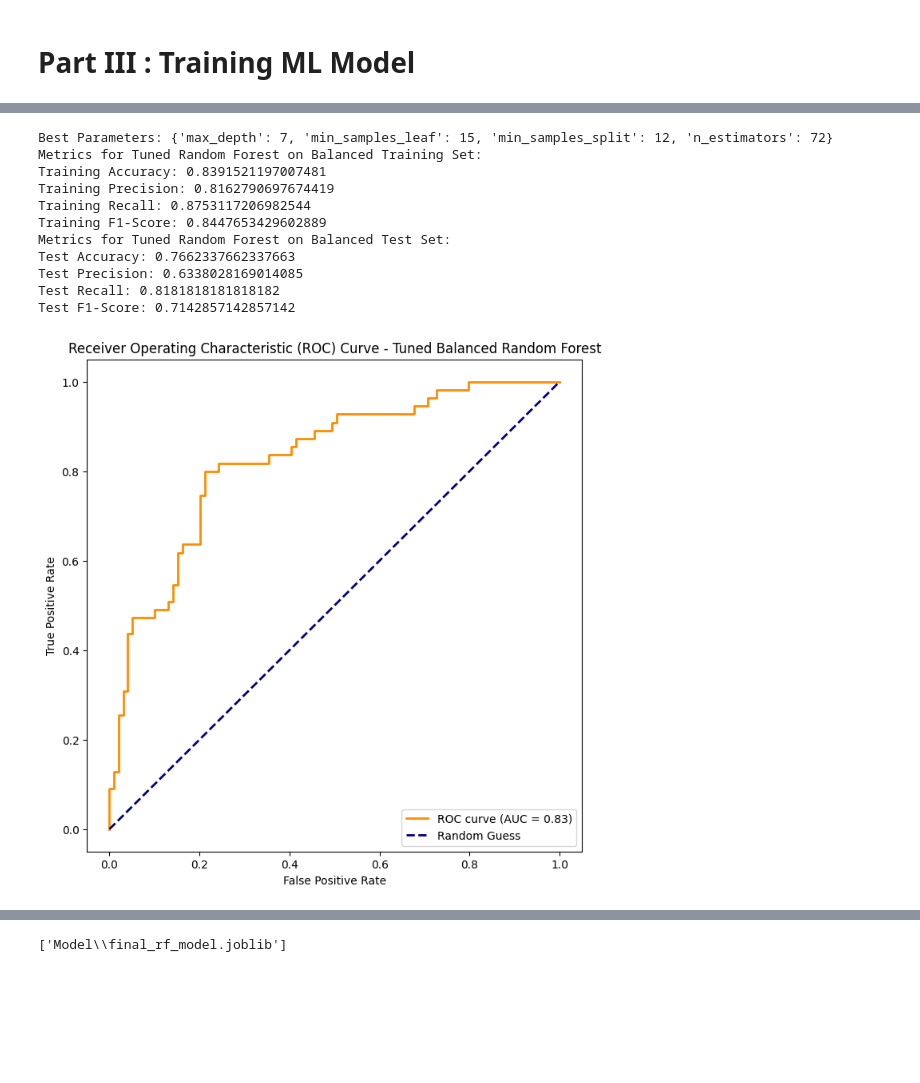
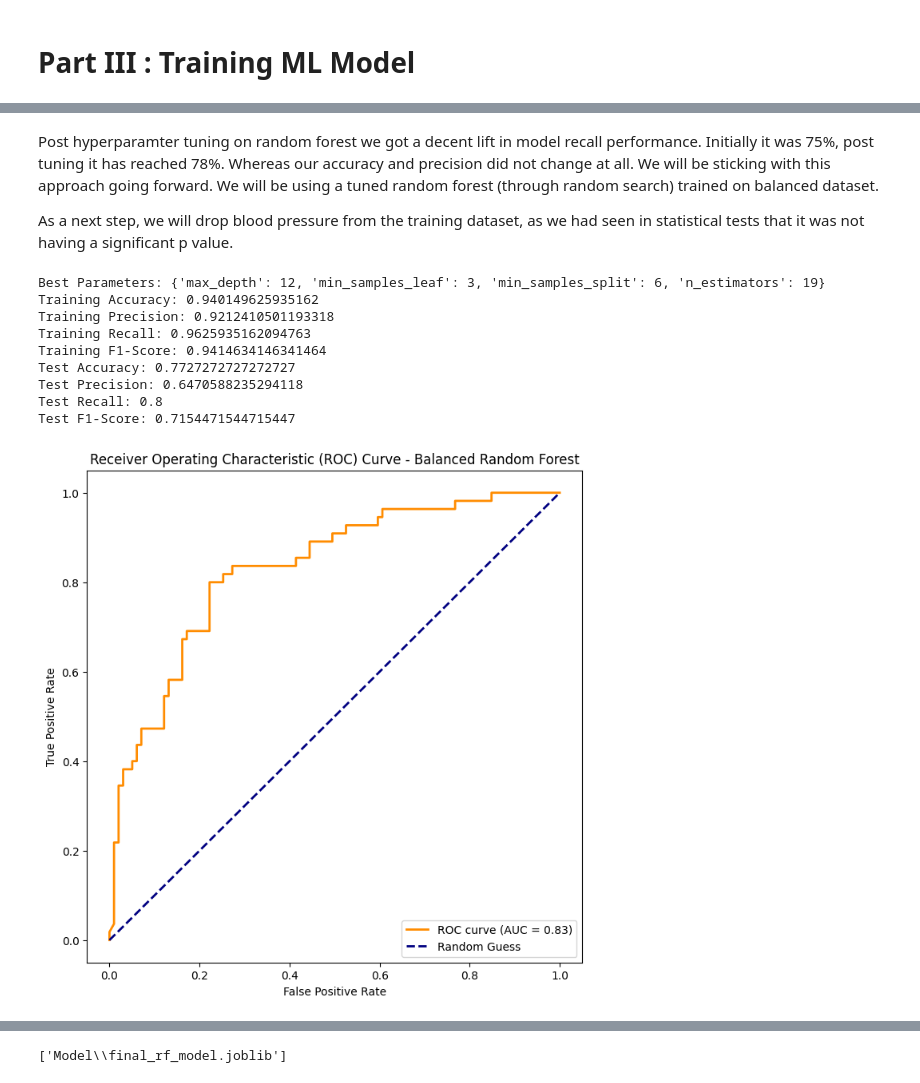
Before and after one commit to Akshaykhanna111/Predicting-Diabetes-using-Machine-Learning, a Jupyter notebook: Notebooks/Project Code.ipynb, the cells around one changed output, grey strips where cells are left out. Saved outputs shown, nothing was run; the diff lists cells and outputs as text; code cells hidden in the pictures; blank space fills up the shorter version.

Commit message:
Updated the Project post feedback incorporation

```diff
--- a/Notebooks/Project Code.ipynb
+++ b/Notebooks/Project Code.ipynb
@@ -814 +744,5 @@ Test F1-Score: 0.6666666666666666
+# %% [markdown]
+Post hyperparamter tuning on random forest we got a decent lift in model recall performance. Initially it was 75%, post tuning it has reached 78%. Whereas our accuracy and precision did not change at all. We will be sticking with this approach going forward. We will be using a tuned random forest (through random search) trained on balanced dataset.
+
+As a next step, we will drop blood pressure from the training dataset, as we had seen in statistical tests that it was not having a significant p value.
 # %%
@@ -822,11 +753,12 @@ X_test.drop(columns = 'BloodPressure', inplace = True)
 # %%
 # Define the parameter grid
 param_dist = {
-    'n_estimators': randint(1, 100),
+    'n_estimators': randint(1, 20),
     'max_depth': randint(1, 20),
     'min_samples_split': randint(2, 20),
     'min_samples_leaf': randint(1, 20),
 }
+
 
 # Create a RandomForestClassifier
 rf_balance = RandomForestClassifier(random_state=42) # Class weight balanced is not required since we are using balanced set
@@ -836,79 +768,43 @@ random_search = RandomizedSearchCV(
     rf_balance,
     param_distributions=param_dist,
     n_iter=10,  # Adjust the number of iterations as needed
     cv=5,  # Adjust the number of cross-validation folds as needed
     scoring='roc_auc',  # Use 'roc_auc' for binary classification
     random_state=42
 )
 
 # Perform the search on the balanced dataset
 random_search.fit(X_train_balanced, y_train_balanced)
 
 # Get the best parameters
 best_params = random_search.best_params_
 
 # Print the best parameters
 print("Best Parameters:", best_params)
 
 # Use the best parameters to create the tuned model
 tuned_rf_balance = RandomForestClassifier(**best_params, random_state=42)
 
 # Fit the tuned model on the balanced dataset
 tuned_rf_balance.fit(X_train_balanced, y_train_balanced)
 
 # Predictions on the Training Set
 y_pred_train_rf_balance_tuned = tuned_rf_balance.predict(X_train_balanced)
 
-# Print Metrics on Training Data for the Tuned Model
-print("Metrics for Tuned Random Forest on Balanced Training Set:")
-print("Training Accuracy:", accuracy_score(y_train_balanced, y_pred_train_rf_balance_tuned))
-print("Training Precision:", precision_score(y_train_balanced, y_pred_train_rf_balance_tuned))
-print("Training Recall:", recall_score(y_train_balanced, y_pred_train_rf_balance_tuned))
-print("Training F1-Score:", f1_score(y_train_balanced, y_pred_train_rf_balance_tuned))
-
-
 # Predictions on the Test Set
 y_pred_rf_balance_tuned = tuned_rf_balance.predict(X_test)
 
-# Print Metrics on Test Data for the Tuned Model
-print("Metrics for Tuned Random Forest on Balanced Test Set:")
-print("Test Accuracy:", accuracy_score(y_test, y_pred_rf_balance_tuned))
-print("Test Precision:", precision_score(y_test, y_pred_rf_balance_tuned))
-print("Test Recall:", recall_score(y_test, y_pred_rf_balance_tuned))
-print("Test F1-Score:", f1_score(y_test, y_pred_rf_balance_tuned))
-
-# Plot the ROC curves for the Tuned Model
-
-# Predict probabilities for the positive class (class 1)
-y_prob_balance_tuned = tuned_rf_balance.predict_proba(X_test)[:, 1]
-
-# Compute ROC curve and AUC for the Tuned Model
-fpr_balance_tuned, tpr_balance_tuned, thresholds_balance_tuned = roc_curve(y_test, y_prob_balance_tuned)
-roc_auc_balance_tuned = auc(fpr_balance_tuned, tpr_balance_tuned)
-
-# Plot ROC curve for the Tuned Model
-plt.figure(figsize=(8, 8))
-plt.plot(fpr_balance_tuned, tpr_balance_tuned, color='darkorange', lw=2, label=f'ROC curve (AUC = {roc_auc_balance_tuned:.2f})')
-plt.plot([0, 1], [0, 1], color='navy', lw=2, linestyle='--', label='Random Guess')
-
-# Set labels and title
-plt.xlabel('False Positive Rate')
-plt.ylabel('True Positive Rate')
-plt.title('Receiver Operating Characteristic (ROC) Curve - Tuned Balanced Random Forest')
-plt.legend(loc='lower right')
-
-# Show the plot
-plt.show()
+# Print the evaluation metrics and the ROC curve
+evaluation_metrics(y_train_balanced, y_test, X_train_balanced, X_test, tuned_rf_balance,
+                   y_pred_train_rf_balance_tuned, y_pred_rf_balance_tuned)
 # %% [output]
-Best Parameters: {'max_depth': 7, 'min_samples_leaf': 15, 'min_samples_split': 12, 'n_estimators': 72}
-Metrics for Tuned Random Forest on Balanced Training Set:
-Training Accuracy: 0.8391521197007481
-Training Precision: 0.8162790697674419
-Training Recall: 0.8753117206982544
-Training F1-Score: 0.8447653429602889
-Metrics for Tuned Random Forest on Balanced Test Set:
-Test Accuracy: 0.7662337662337663
-Test Precision: 0.6338028169014085
-Test Recall: 0.8181818181818182
-Test F1-Score: 0.7142857142857142
+Best Parameters: {'max_depth': 12, 'min_samples_leaf': 3, 'min_samples_split': 6, 'n_estimators': 19}
+Training Accuracy: 0.940149625935162
+Training Precision: 0.9212410501193318
+Training Recall: 0.9625935162094763
+Training F1-Score: 0.9414634146341464
+Test Accuracy: 0.7727272727272727
+Test Precision: 0.6470588235294118
+Test Recall: 0.8
+Test F1-Score: 0.7154471544715447
-[figure, old version]
+[figure, new version]
```
Also changed, not shown: parts of 51 cells of this notebook, 2 other files.
